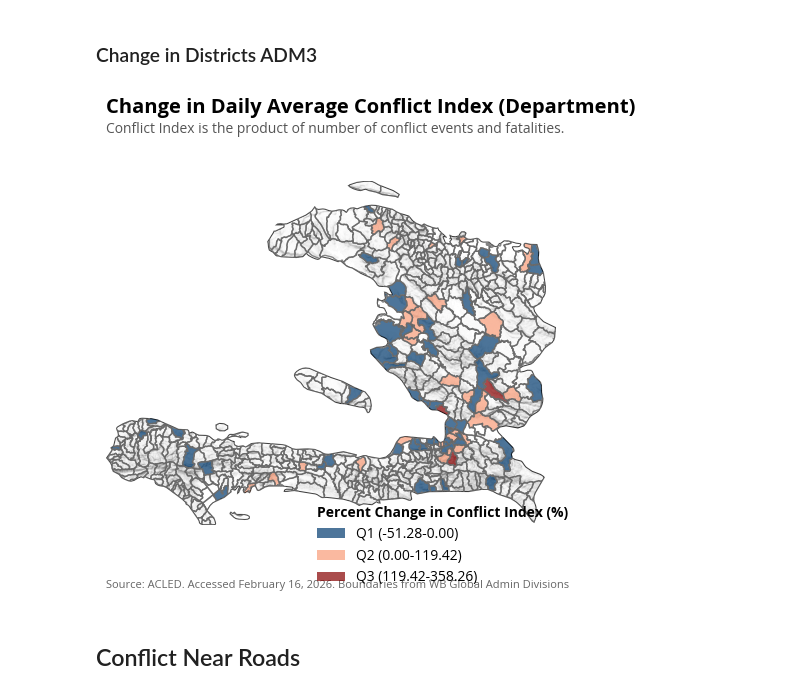
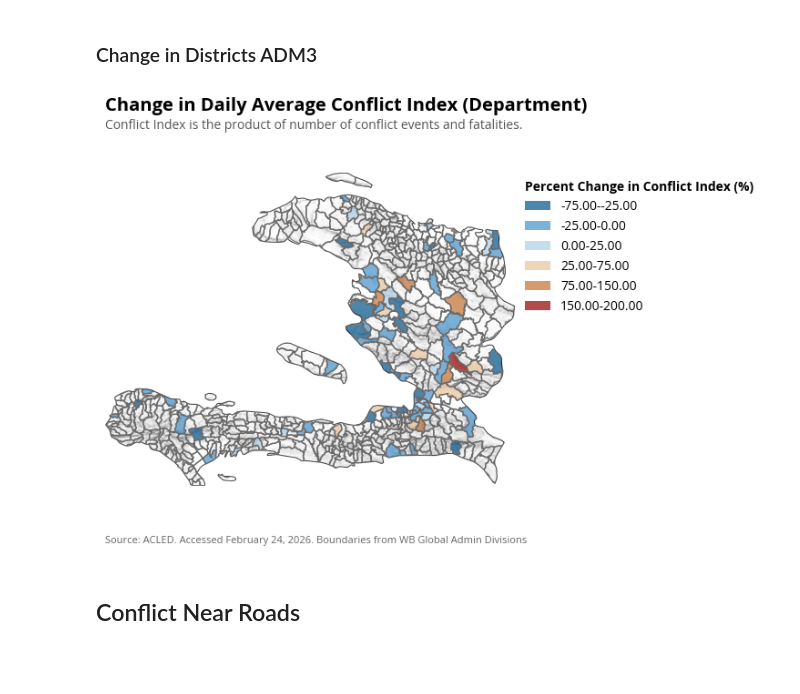
Before and after one commit to datapartnership/haiti-conflict-analysis, a Jupyter notebook: notebooks/acled.ipynb, the cells around one changed output. Cells and saved outputs as stored; diff of their text form; code cells hidden in the pictures; blank space fills up the shorter version.

```diff
--- a/notebooks/acled.ipynb
+++ b/notebooks/acled.ipynb
@@ -397,31 +390,28 @@ conflict_pc_diff_melted = haiti_adm3.merge(conflict_pc_diff_melted, on='adm3_nam
 # %%
 # Example 3: Custom bin edges for classification
 # Define fixed bins: 0-5 events (low), 5-15 events (medium), 15+ events (high)
-custom_bin_edges = [conflict_pc_diff_melted['pc_change'].min(), 0, conflict_pc_diff_melted['pc_change'].max()/3, conflict_pc_diff_melted['pc_change'].max()]
+custom_bin_edges = [-75,-25,0,25,75,150,200]
 
 fig, ax = visuals.get_h3_maps(
     conflict_pc_diff_melted,
     'Change in Daily Average Conflict Index (Department)',
     subtitle='Conflict Index is the product of number of conflict events and fatalities. ',
     source_text=f'Source: ACLED. Accessed {extracted_date_formatted}. Boundaries from WB Global Admin Divisions',
     measure='pc_change',
     category_list=[2025],
-    custom_colors=[ "#023B6F", '#f99c78',  '#870000'],
+    custom_colors=["#025288", "#3587C3", "#80BDE7", "#EFEFEF", "#E3A763", "#BD6126", "#920000"],
     country_boundary=haiti_adm0,
     admin1_boundary=haiti_adm3,
     basemap_choice=MAPBOX_BASEMAP_URL,
     basemap_alpha=0.8,
     custom_bins=custom_bin_edges,  # Custom classification bins
-    subplot_titles=[],  # List of titles
-    # date_ranges={
-    #     'Before Regime Change': 'Nov 26, 2023 - Nov 27, 2024',
-    #     'After Regime Change': 'Dec 8, 2024 - Dec 9, 2025'
-    # },
+    subplot_titles=[],
+    legend_bbox=(1.5, 0.5),
     legend_title='Percent Change in Conflict Index (%)',
     #basemap_choice=MAPBOX_BASEMAP_URL
 )
 # %% [output]
-[figure, old version]
+[figure, new version]
 # %% [markdown]
 ## Conflict Near Roads
 # %% [markdown]
```
Also changed, not shown: parts of 6 cells of this notebook.
